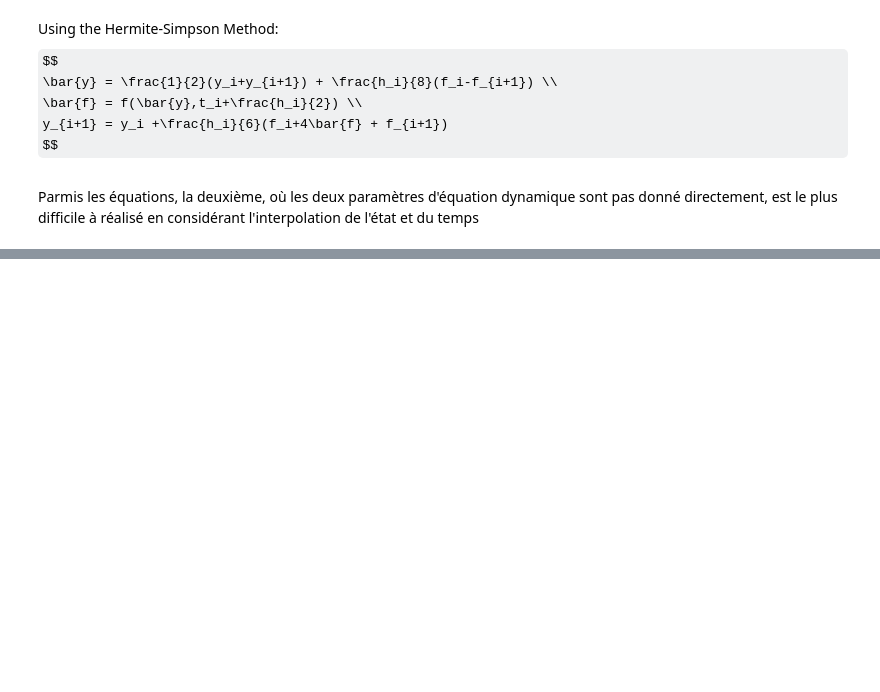
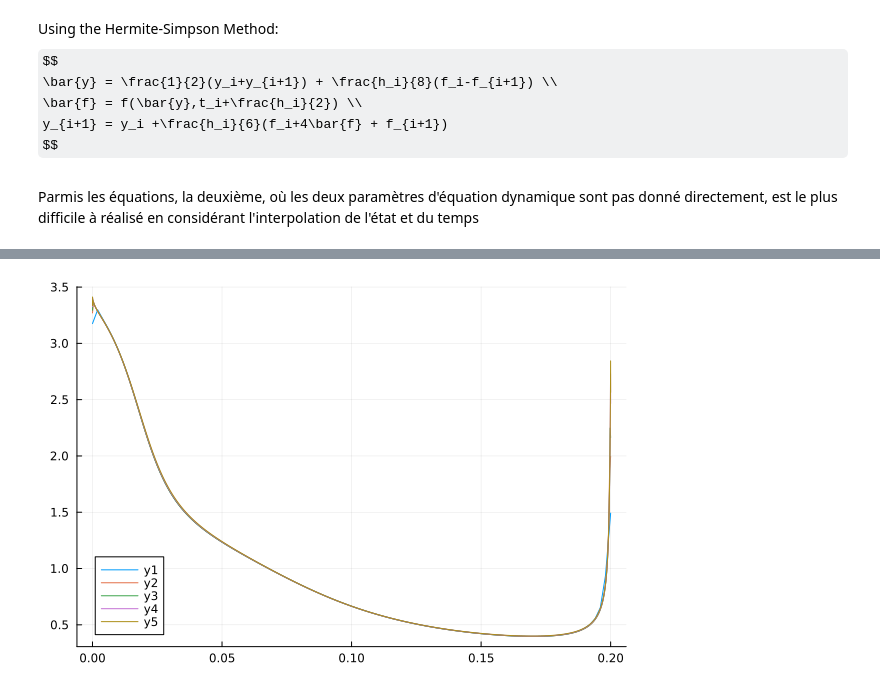
Before and after one commit to MaloZHOU/TR-Contr-le-Multi-Pr-cision-ZHOU, a Jupyter notebook: goddard_hermite-Simpson.ipynb, the cells around one changed output, grey strips where cells are left out. Cells and saved outputs as stored; diff of their text form; code cells hidden in the pictures; some formulas as TeX source; blank space fills up the shorter version.

```diff
--- a/goddard_hermite-Simpson.ipynb
+++ b/goddard_hermite-Simpson.ipynb
@@ -115,0 +137,8 @@ EXIT: Optimal Solution Found.
+# %%
+P = Plots.plot()
+for thrusts in Thrusts[2]
+    Plots.plot!(LinRange(0,0.2,length(thrusts)),thrusts)
+end
+Plots.display(P)
+# %% [output]
+[figure, added]
```
Also changed, not shown: parts of 3 cells of this notebook.
